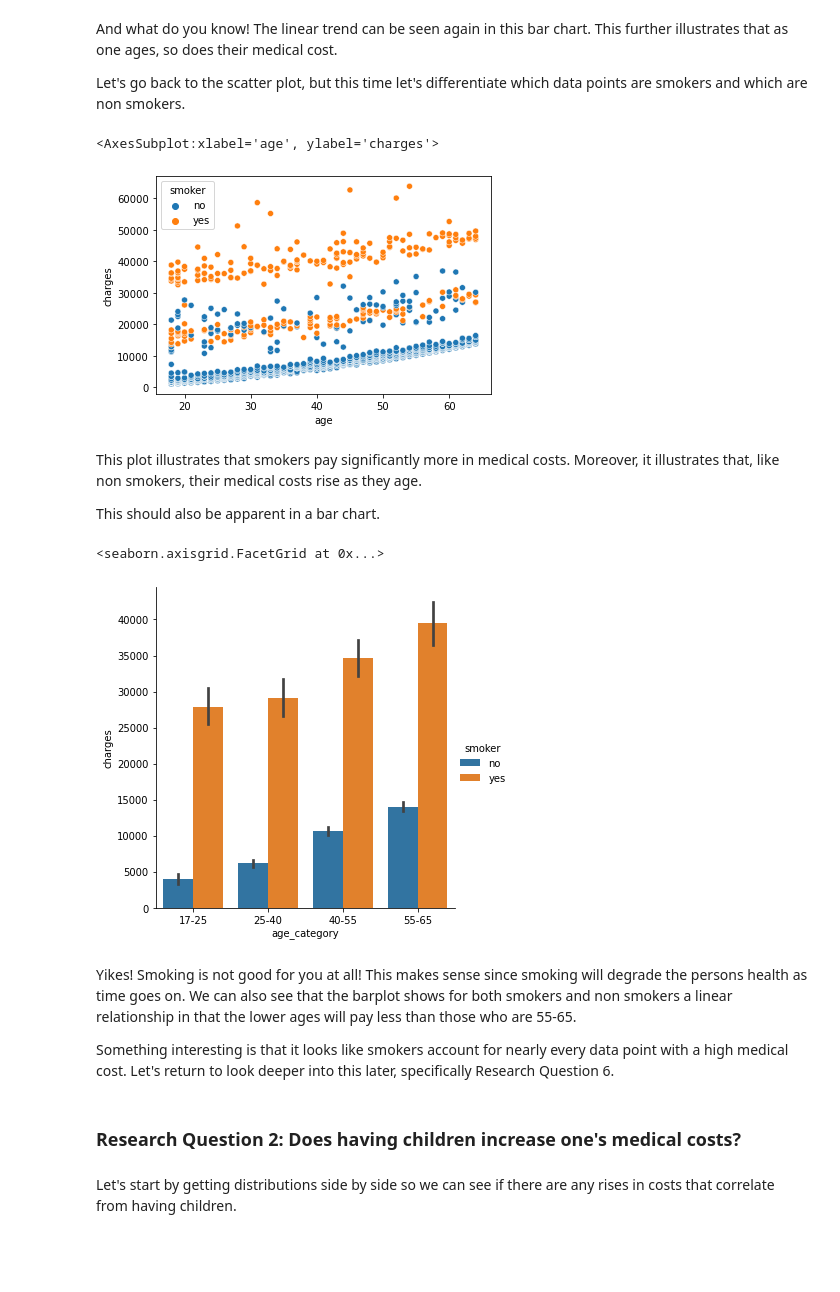
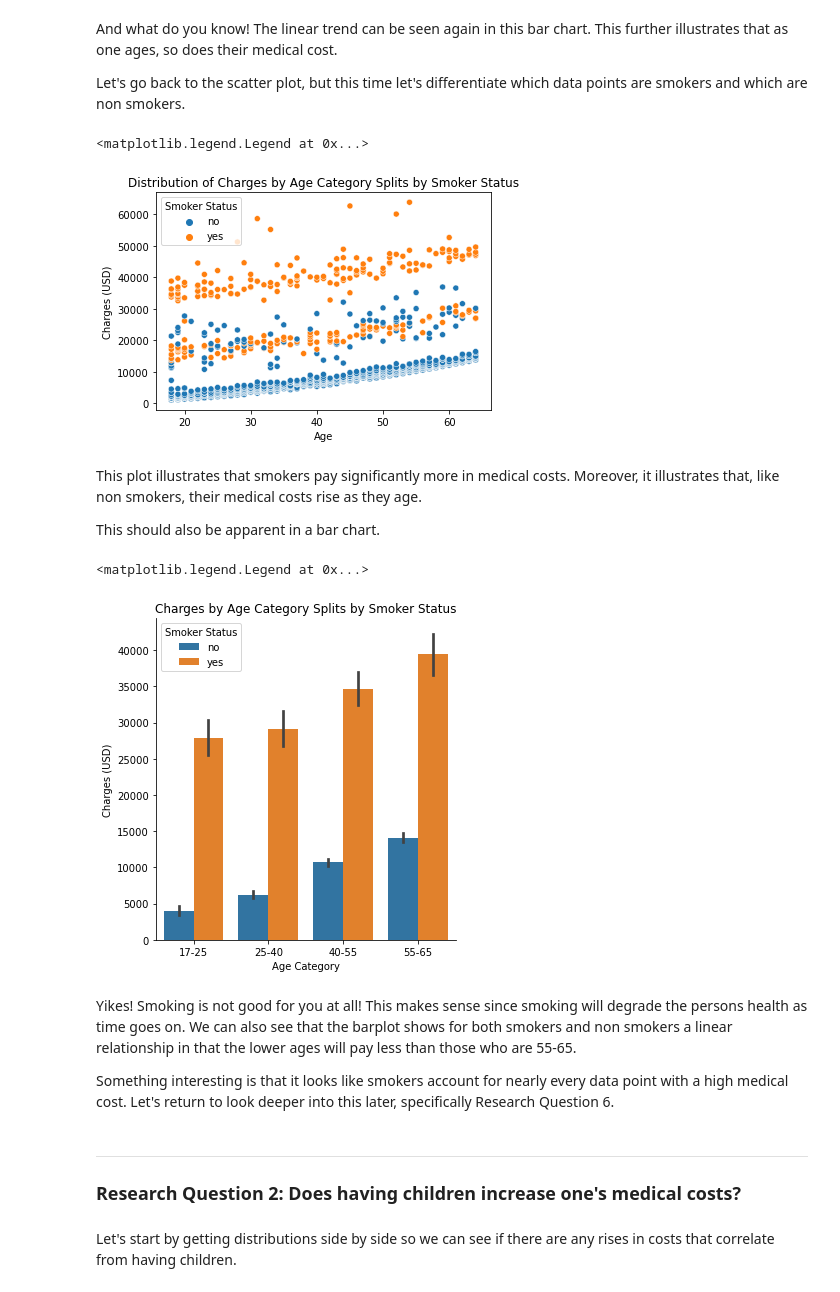
Before and after one commit to data301-2020-winter2/course-project-group_1041, a Jupyter notebook: analysis/submitted/milestone2.ipynb, the cells around one changed output. Saved outputs shown, nothing was run; the diff lists cells and outputs as text; code cells hidden in the pictures; blank space fills up the shorter version.

```diff
--- a/analysis/submitted/milestone2.ipynb
+++ b/analysis/submitted/milestone2.ipynb
@@ -51,24 +56,27 @@ And what do you know! The linear trend can be seen again in this bar chart. This
 
 Let's go back to the scatter plot, but this time let's differentiate which data points are smokers and which are non smokers.
 # %%
-sns.scatterplot(data=df, x='age', y='charges', hue='smoker')
+sns.scatterplot(data=df, x='age', y='charges', hue='smoker').set(title='Distribution of Charges by Age Category Splits by Smoker Status', xlabel='Age', ylabel='Charges (USD)')
+plt.legend(title='Smoker Status')
 # %% [output]
-<AxesSubplot:xlabel='age', ylabel='charges'>
+<matplotlib.legend.Legend at 0x...>
-[figure, old version]
+[figure, new version]
 # %% [markdown]
 This plot illustrates that smokers pay significantly more in medical costs. Moreover, it illustrates that, like non smokers, their medical costs rise as they age.
 
 This should also be apparent in a bar chart.
 # %%
-sns.catplot(data=df, x='age_category', y='charges', hue='smoker', kind='bar')
+sns.catplot(data=df, x='age_category', y='charges', hue='smoker', kind='bar', legend=False).set(title='Charges by Age Category Splits by Smoker Status', xlabel='Age Category', ylabel='Charges (USD)')
+plt.legend(title='Smoker Status')
 # %% [output]
-<seaborn.axisgrid.FacetGrid at 0x...>
+<matplotlib.legend.Legend at 0x...>
-[figure, old version]
+[figure, new version]
 # %% [markdown]
 Yikes! Smoking is not good for you at all! This makes sense since smoking will degrade the persons health as time goes on. We can also see that the barplot shows for both smokers and non smokers a linear relationship in that the lower ages will pay less than those who are 55-65.
 
 Something interesting is that it looks like smokers account for nearly every data point with a high medical cost. Let's return to look deeper into this later, specifically Research Question 6.
 # %% [markdown]
+---
 ### Research Question 2: Does having children increase one's medical costs?
 # %% [markdown]
 Let's start by getting distributions side by side so we can see if there are any rises in costs that correlate from having children.
```
Also changed, not shown: parts of 24 cells of this notebook, 1 other file.
